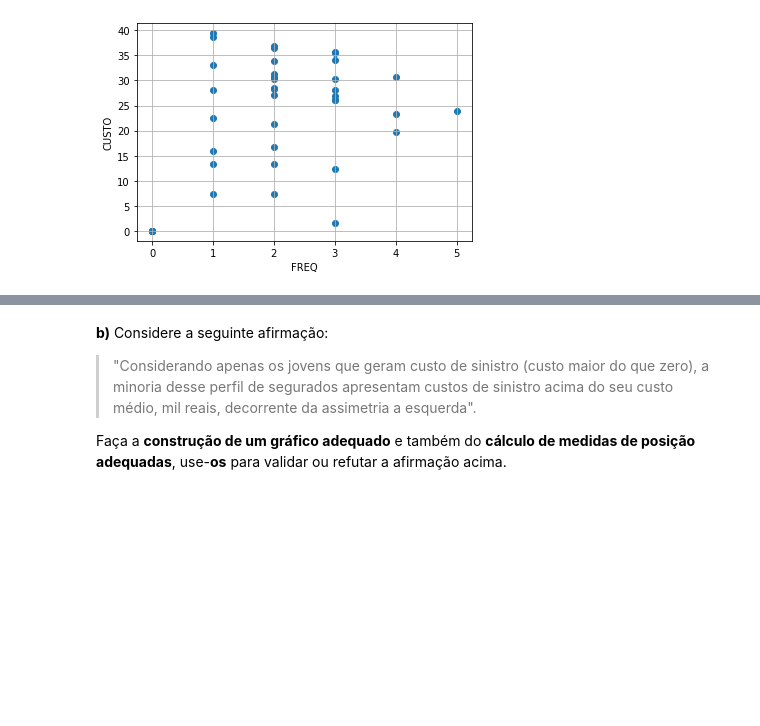
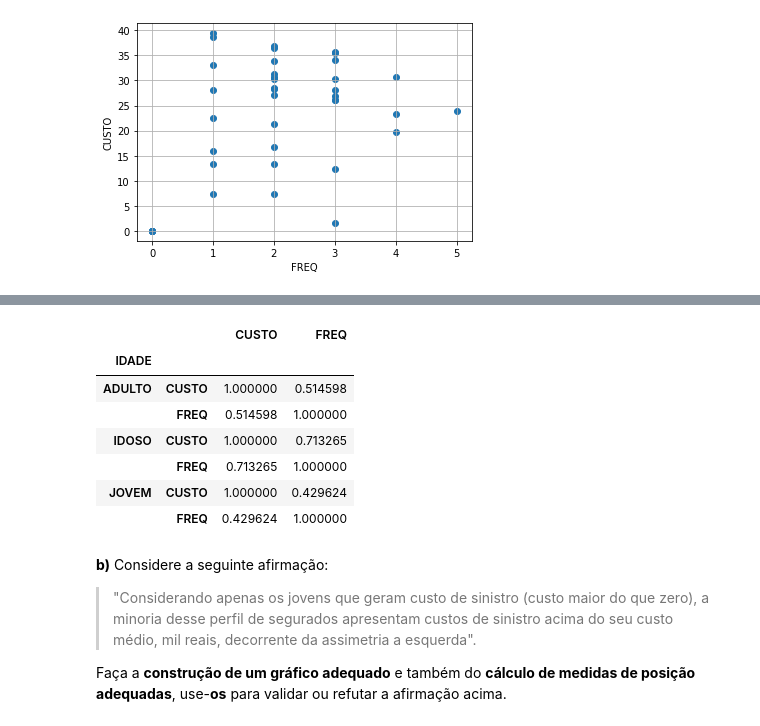
Before and after one commit to pedroivoal/Semestre-2, a Jupyter notebook: Cdados/A2 (PI)/CD2022_1_A2-vf.ipynb, the cells around one changed output, grey strips where cells are left out. Cells and saved outputs as stored; diff of their text form; code cells hidden in the pictures; blank space fills up the shorter version.

```diff
--- a/Cdados/A2 (PI)/CD2022_1_A2-vf.ipynb
+++ b/Cdados/A2 (PI)/CD2022_1_A2-vf.ipynb
@@ -439,3 +467,14 @@ df_j.FREQ.corr(df_j.CUSTO)
+# %%
+df.iloc[:,range(1,4)].groupby('IDADE').corr()
+# %% [output]
+|  |  | CUSTO | FREQ |
+| IDADE |  |  |  |
+| ADULTO | CUSTO | 1.000000 | 0.514598 |
+|  | FREQ | 0.514598 | 1.000000 |
+| IDOSO | CUSTO | 1.000000 | 0.713265 |
+|  | FREQ | 0.713265 | 1.000000 |
+| JOVEM | CUSTO | 1.000000 | 0.429624 |
+|  | FREQ | 0.429624 | 1.000000 |
 # %% [markdown]
 <div id="p3b"></div>
 
```
Also changed, not shown: parts of 5 cells of this notebook, 1 other file.
